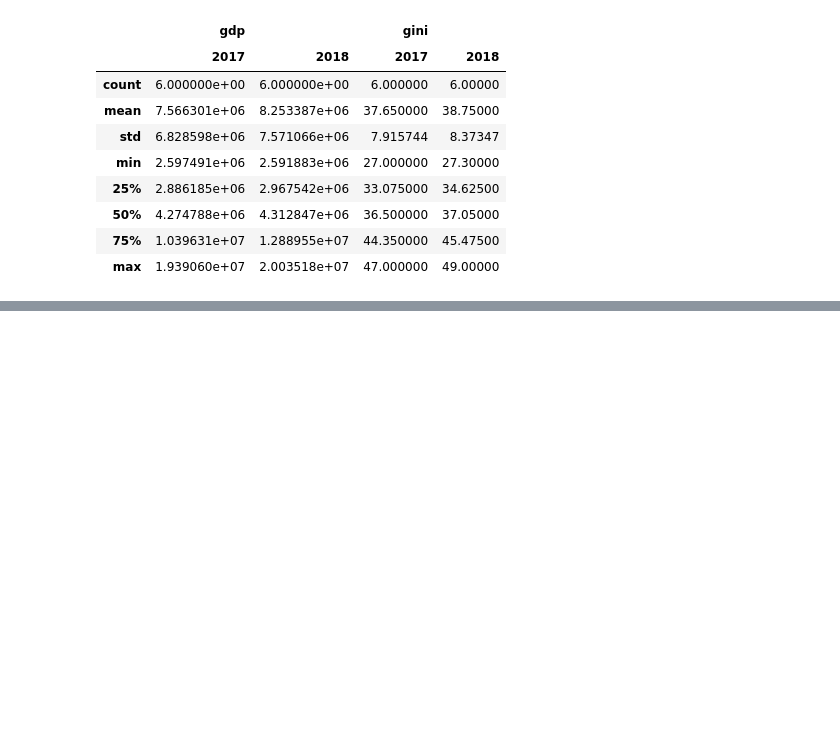
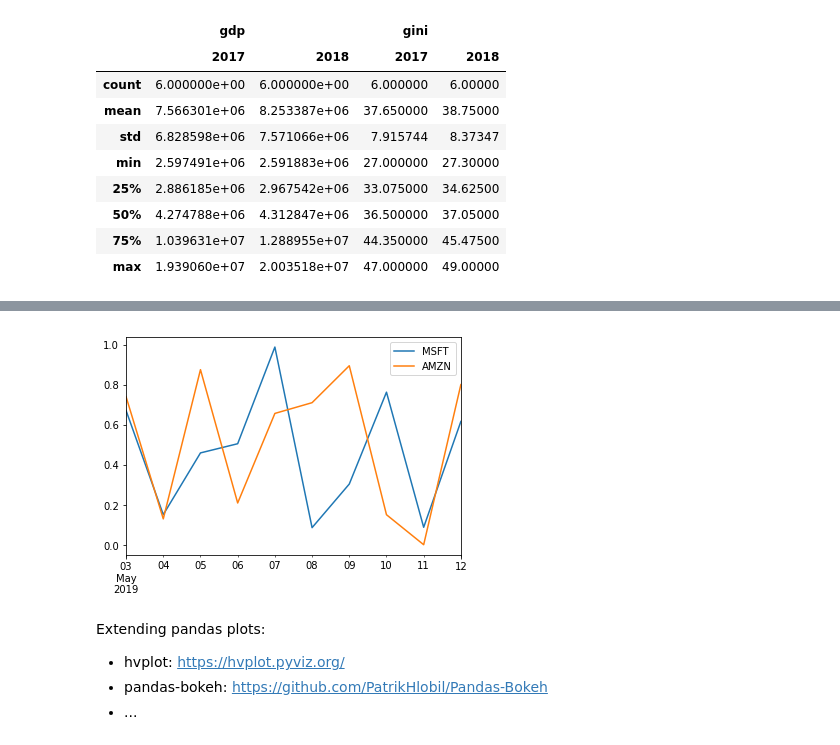
Before and after one commit to abhijeetmote/pandas_ecosystem, a Jupyter notebook: pandas_ecosystem.ipynb, the cells around one changed output, grey strips where cells are left out. Cells and saved outputs as stored; diff of their text form; code cells hidden in the pictures; blank space fills up the shorter version.

```diff
--- a/pandas_ecosystem.ipynb
+++ b/pandas_ecosystem.ipynb
@@ -441,0 +577,13 @@ gdp.describe()
+# %%
+stocks = pandas.DataFrame({'MSFT': numpy.random.random(10),
+                           'AMZN': numpy.random.random(10)},
+                          index=pandas.date_range('2019-05-03', periods=10))
+stocks.plot();
+# %% [output]
+[figure, added]
+# %% [markdown]
+Extending pandas plots:
+
+- hvplot: https://hvplot.pyviz.org/
+- pandas-bokeh: https://github.com/PatrikHlobil/Pandas-Bokeh
+- ...
```
Also changed, not shown: parts of 27 cells of this notebook, 3 other files.
